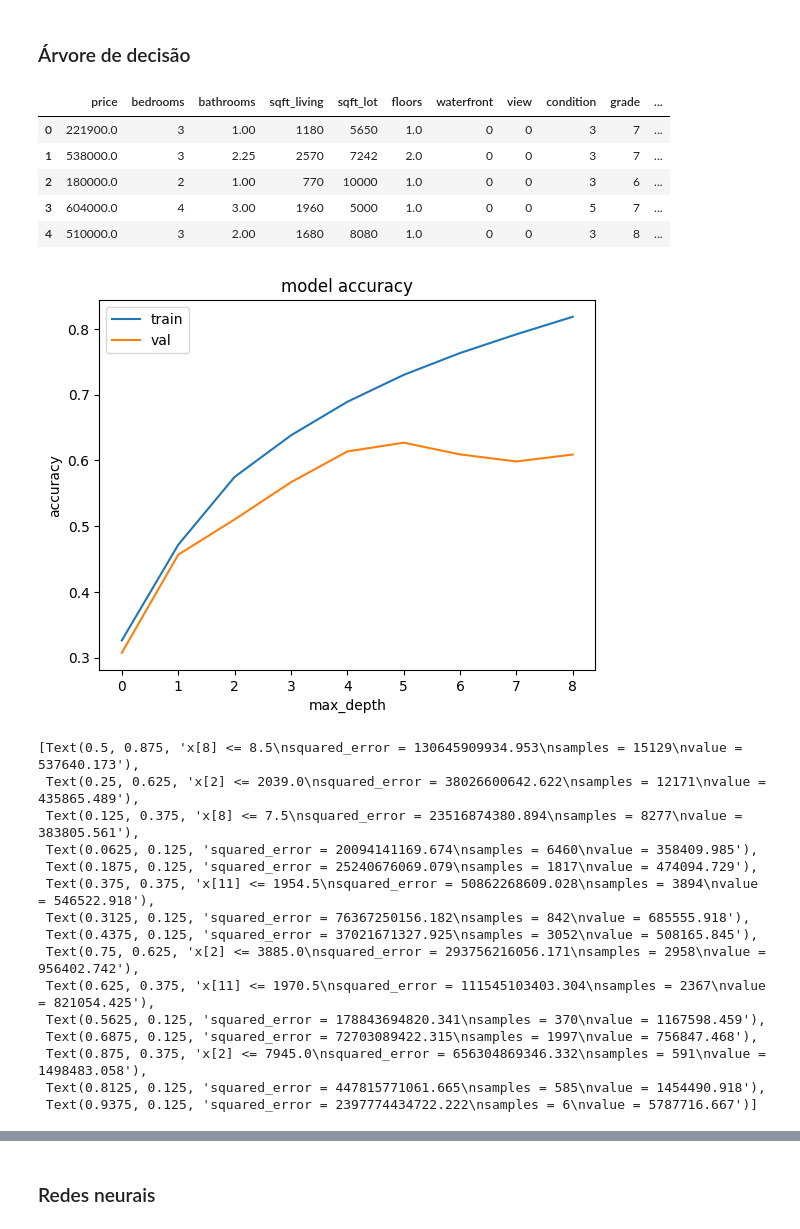
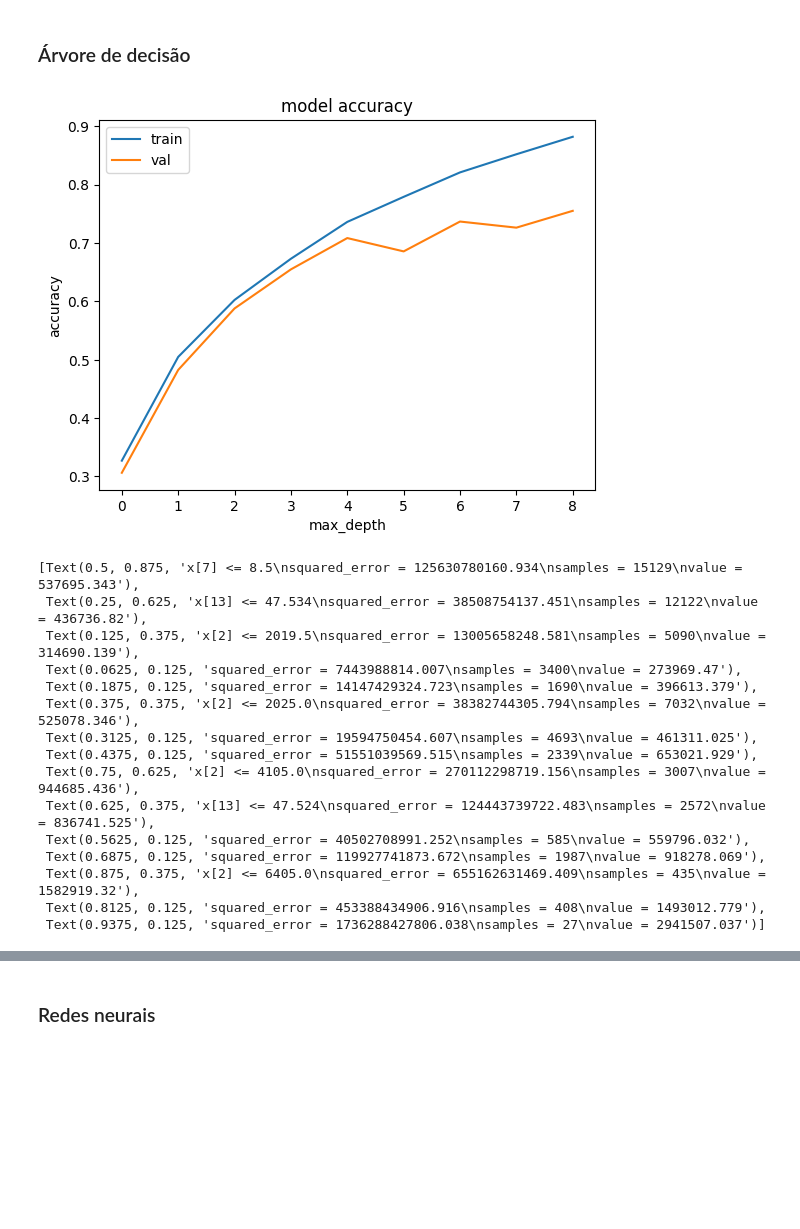
Before and after one commit to leonardodimarchi/ai-regression-and-classification, a Jupyter notebook: regression.ipynb, the cells around one changed output, grey strips where cells are left out. Drawn from its saved outputs; the diff is of its cells as text; code cells hidden in the pictures; blank space fills up the shorter version.

```diff
--- a/regression.ipynb
+++ b/regression.ipynb
@@ -131,0 +131,7 @@ condition        0
+# %%
+# Removendo os atributos
+colunas_para_remover = ['id', 'long', 'condition', 'date']
+dataset_pos_remocao_colunas = dataset.drop(colunas_para_remover, axis=1)
+
+# Exibindo as dimensões do dataset
+print(dataset_pos_remocao_colunas.shape)
@@ -202 +179,9 @@ A fazer
+# %%
+from sklearn.model_selection import train_test_split
+
+# Separando o target e os outros atributos
+target = dataset_pos_remocao_colunas['price']
+X = dataset_pos_remocao_colunas.drop(['price'], axis = 1)
+
+X_train, X_test, y_train, y_test = train_test_split(X, target, test_size = 0.3, random_state=1)
 # %% [markdown]
@@ -204,18 +189,10 @@ A fazer
 # %% [markdown]
 ### Regressão linear
 # %%
-from sklearn.model_selection import train_test_split
 import tensorflow as tf
 from tensorflow import keras
 from tensorflow.keras import layers
 from tensorflow.keras.layers.experimental import preprocessing
-
-# Separando o target e os outros atributos
-target = dataset_removed_columns['price']
-X = dataset_removed_columns.drop(['price'], axis = 1)
-
-# Separando os dados entre treino e teste
-X_train, X_test, y_train, y_test =  train_test_split(X, target, random_state=42, train_size=0.7, shuffle=True)
 
 # Criando normalizador
 normalizer = preprocessing.Normalization()
@@ -271,21 +257,8 @@ Epoch 15/15
 ### Árvore de decisão
 # %%
 import sklearn.tree as SKTree
-from sklearn.model_selection import train_test_split
 import re as re
 from sklearn.metrics import r2_score
-
-dataset_tree = dataset_removed_columns.copy()
-
-dataset_tree = dataset_tree.drop(['lat', 'long'], axis=1)
-
-# Separando o target e os outros atributos
-target = dataset_tree['price']
-X = dataset_tree.drop(['price'], axis = 1)
-
-display(dataset_tree.head())
-
-X_train, X_test, y_train, y_test = train_test_split(X, target, test_size=0.3, random_state=42)
 
 # Historico de treino e teste
 history_acc_train = []
@@ -301,52 +274,46 @@ for max_depth in range(1,10):
     r2_train = r2_score(y_train, pred_train)
     r2_test = r2_score(y_test, pred_test)
 
     history_acc_train.append(r2_train)
     history_acc_test.append(r2_test)
 
 # Avaliando diferentes profundidades para a árvore
 plt.plot(history_acc_train)
 plt.plot(history_acc_test)
 plt.title('model accuracy')
 plt.ylabel('accuracy')
 plt.xlabel('max_depth')
 plt.legend(['train', 'val'], loc='upper left')
 plt.show()
 
 # Testando e plotando a árvore para X de profundidade
 tree = SKTree.DecisionTreeRegressor(criterion='squared_error', max_depth=3)
 tree = tree.fit(X_train, y_train)
 
 pred_train = tree.predict(X_train)
 pred_test = tree.predict(X_test)
 
 r2_train = r2_score(y_train, pred_train)
 r2_test = r2_score(y_test, pred_test)
 
 history_acc_train.append(r2_train)
 history_acc_test.append(r2_test)
 
 SKTree.plot_tree(tree, fontsize=8)
 # %% [output]
-|  | price | bedrooms | bathrooms | sqft_living | sqft_lot | floors | waterfront | view | condition | grade | ... |
-| 0 | 221900.0 | 3 | 1.00 | 1180 | 5650 | 1.0 | 0 | 0 | 3 | 7 | ... |
-| 1 | 538000.0 | 3 | 2.25 | 2570 | 7242 | 2.0 | 0 | 0 | 3 | 7 | ... |
-| 2 | 180000.0 | 2 | 1.00 | 770 | 10000 | 1.0 | 0 | 0 | 3 | 6 | ... |
-| 3 | 604000.0 | 4 | 3.00 | 1960 | 5000 | 1.0 | 0 | 0 | 5 | 7 | ... |
-| 4 | 510000.0 | 3 | 2.00 | 1680 | 8080 | 1.0 | 0 | 0 | 3 | 8 | ... |
-[figure, old version]
+[figure, new version]
-[Text(0.5, 0.875, 'x[8] <= 8.5\nsquared_error = 130645909934.953\nsamples = 15129\nvalue = 537640.173'),
- Text(0.25, 0.625, 'x[2] <= 2039.0\nsquared_error = 38026600642.622\nsamples = 12171\nvalue = 435865.489'),
- Text(0.125, 0.375, 'x[8] <= 7.5\nsquared_error = 23516874380.894\nsamples = 8277\nvalue = 383805.561'),
- Text(0.0625, 0.125, 'squared_error = 20094141169.674\nsamples = 6460\nvalue = 358409.985'),
- Text(0.1875, 0.125, 'squared_error = 25240676069.079\nsamples = 1817\nvalue = 474094.729'),
- Text(0.375, 0.375, 'x[11] <= 1954.5\nsquared_error = 50862268609.028\nsamples = 3894\nvalue = 546522.918'),
- Text(0.3125, 0.125, 'squared_error = 76367250156.182\nsamples = 842\nvalue = 685555.918'),
- Text(0.4375, 0.125, 'squared_error = 37021671327.925\nsamples = 3052\nvalue = 508165.845'),
- Text(0.75, 0.625, 'x[2] <= 3885.0\nsquared_error = 293756216056.171\nsamples = 2958\nvalue = 956402.742'),
- Text(0.625, 0.375, 'x[11] <= 1970.5\nsquared_error = 111545103403.304\nsamples = 2367\nvalue = 821054.425'),
- Text(0.5625, 0.125, 'squared_error = 178843694820.341\nsamples = 370\nvalue = 1167598.459'),
- Text(0.6875, 0.125, 'squared_error = 72703089422.315\nsamples = 1997\nvalue = 756847.468'),
- Text(0.875, 0.375, 'x[2] <= 7945.0\nsquared_error = 656304869346.332\nsamples = 591\nvalue = 1498483.058'),
- Text(0.8125, 0.125, 'squared_error = 447815771061.665\nsamples = 585\nvalue = 1454490.918'),
- Text(0.9375, 0.125, 'squared_error = 2397774434722.222\nsamples = 6\nvalue = 5787716.667')]
+[Text(0.5, 0.875, 'x[7] <= 8.5\nsquared_error = 125630780160.934\nsamples = 15129\nvalue = 537695.343'),
+ Text(0.25, 0.625, 'x[13] <= 47.534\nsquared_error = 38508754137.451\nsamples = 12122\nvalue = 436736.82'),
+ Text(0.125, 0.375, 'x[2] <= 2019.5\nsquared_error = 13005658248.581\nsamples = 5090\nvalue = 314690.139'),
+ Text(0.0625, 0.125, 'squared_error = 7443988814.007\nsamples = 3400\nvalue = 273969.47'),
+ Text(0.1875, 0.125, 'squared_error = 14147429324.723\nsamples = 1690\nvalue = 396613.379'),
+ Text(0.375, 0.375, 'x[2] <= 2025.0\nsquared_error = 38382744305.794\nsamples = 7032\nvalue = 525078.346'),
+ Text(0.3125, 0.125, 'squared_error = 19594750454.607\nsamples = 4693\nvalue = 461311.025'),
+ Text(0.4375, 0.125, 'squared_error = 51551039569.515\nsamples = 2339\nvalue = 653021.929'),
+ Text(0.75, 0.625, 'x[2] <= 4105.0\nsquared_error = 270112298719.156\nsamples = 3007\nvalue = 944685.436'),
+ Text(0.625, 0.375, 'x[13] <= 47.524\nsquared_error = 124443739722.483\nsamples = 2572\nvalue = 836741.525'),
+ Text(0.5625, 0.125, 'squared_error = 40502708991.252\nsamples = 585\nvalue = 559796.032'),
+ Text(0.6875, 0.125, 'squared_error = 119927741873.672\nsamples = 1987\nvalue = 918278.069'),
+ Text(0.875, 0.375, 'x[2] <= 6405.0\nsquared_error = 655162631469.409\nsamples = 435\nvalue = 1582919.32'),
+ Text(0.8125, 0.125, 'squared_error = 453388434906.916\nsamples = 408\nvalue = 1493012.779'),
+ Text(0.9375, 0.125, 'squared_error = 1736288427806.038\nsamples = 27\nvalue = 2941507.037')]
```
Also changed, not shown: parts of 26 cells of this notebook.
